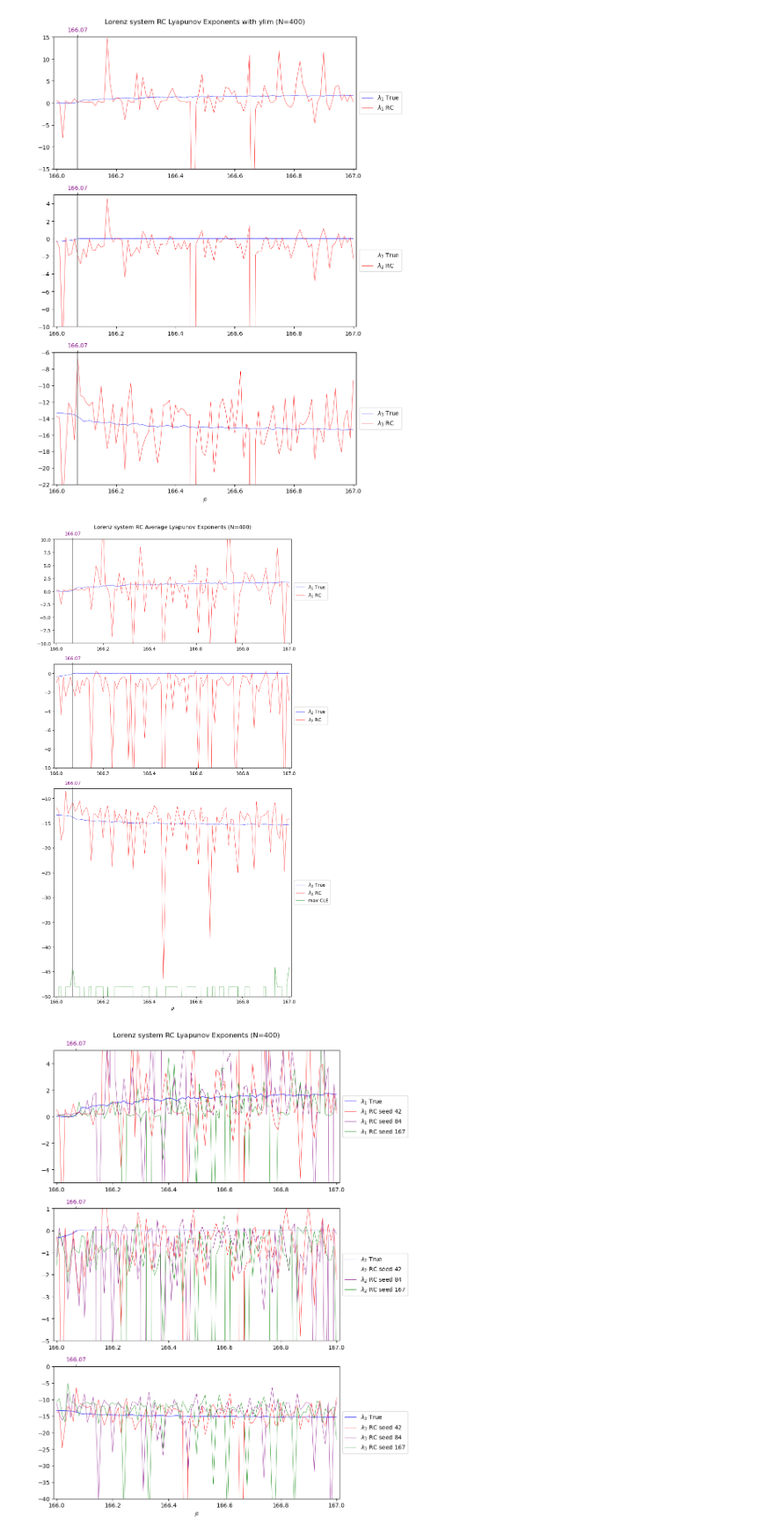
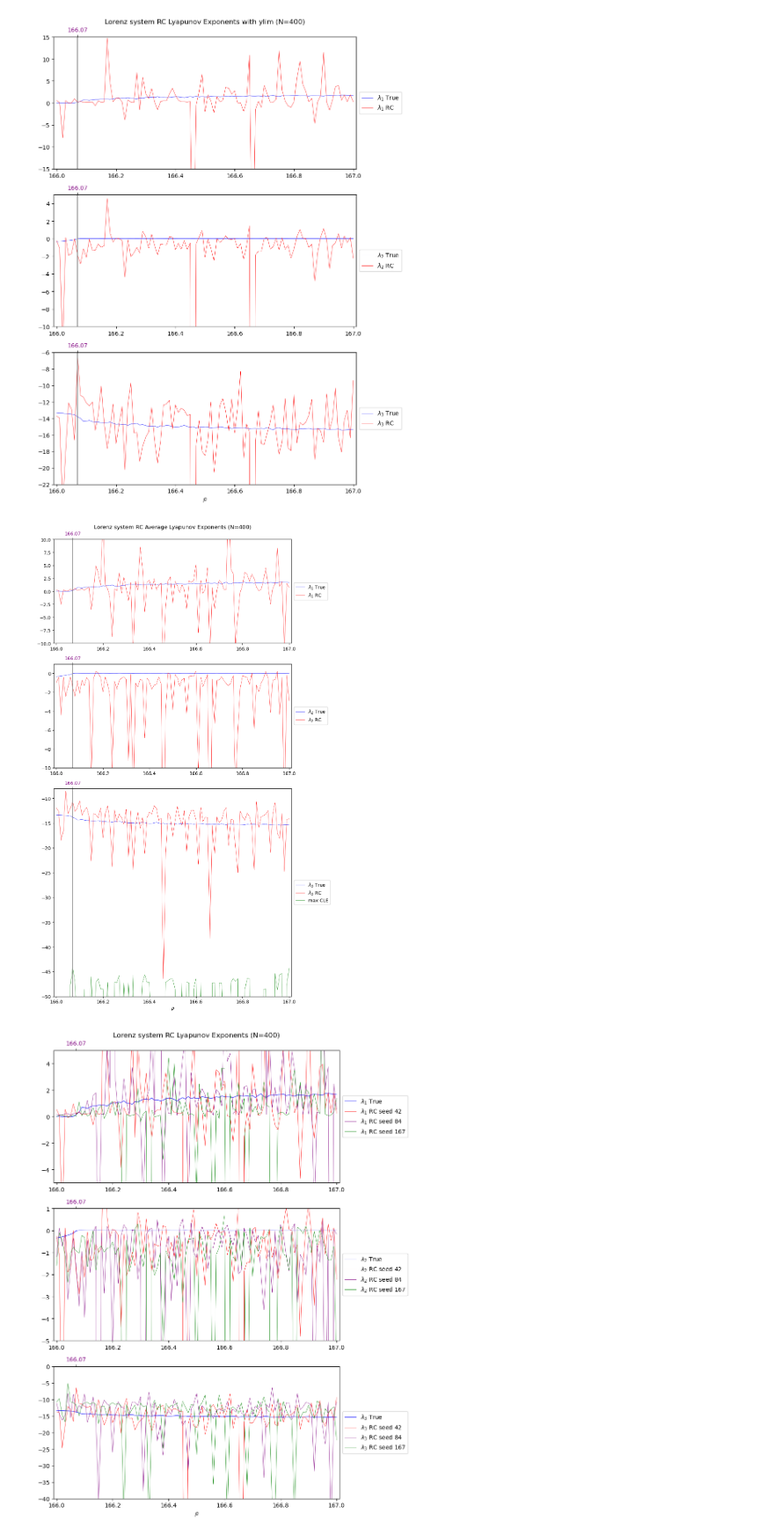
Before and after one commit to apoalb788/paper01, a Jupyter notebook: APOALB_18d_LORENZ_SYSTEM_RC_LE_VS_TRUE_LE_zoom_166_167.ipynb, the cells around one changed output. Shown at 88% size. Cells and saved outputs as stored; diff of their text form; code cells hidden in the pictures.

```diff
--- a/APOALB_18d_LORENZ_SYSTEM_RC_LE_VS_TRUE_LE_zoom_166_167.ipynb
+++ b/APOALB_18d_LORENZ_SYSTEM_RC_LE_VS_TRUE_LE_zoom_166_167.ipynb
@@ -263,6 +263,7 @@ df_RC_LE_167 = df_RC_LE_167[(df_RC_LE_167['rho_Lorenz'] >= rho_from) & (df_RC_LE
 df_RC_LE_avg.lambda_1 = (df_RC_LE_avg.lambda_1 + df_RC_LE_84.lambda_1 + df_RC_LE_167.lambda_1 )/3
 df_RC_LE_avg.lambda_2 = (df_RC_LE_avg.lambda_2 + df_RC_LE_84.lambda_2 + df_RC_LE_167.lambda_2 )/3
 df_RC_LE_avg.lambda_3 = (df_RC_LE_avg.lambda_3 + df_RC_LE_84.lambda_3 + df_RC_LE_167.lambda_3 )/3
+df_RC_LE_avg.maxCLE   = (df_RC_LE_avg.maxCLE   + df_RC_LE_84.maxCLE   + df_RC_LE_167.maxCLE   )/3
 
 df_RC_LE_avg = df_RC_LE_avg[(df_RC_LE_avg['rho_Lorenz'] >= rho_from) & (df_RC_LE_avg['rho_Lorenz'] <= rho_to)]
 
@@ -282,7 +283,7 @@ for i in range(D):
     axs[i].plot(rho_list, df_True_LE.iloc[:, [i+1]] , label= axis_test_label_t[i], color='blue' , lw = 0.5)
     axs[i].plot(rho_list, df_RC_LE_avg.iloc[:, [i+1]] , label= axis_test_label[i], color='red' , lw = 0.5)
     if i==2:
-        axs[i].plot(rho_list, df_RC_LE.iloc[:, [i+2]] , label= "max CLE", color='green' , lw = 0.5)
+        axs[i].plot(rho_list, df_RC_LE_avg.iloc[:, [i+2]] , label= "max CLE", color='green' , lw = 0.5)
     #axs[i].set_ylim(-20, 5)
     if i==0:
        axs[i].set_ylim(-10, 10)
@@ -300,35 +301,35 @@ for i in range(D):
 
     #axs[i].axvline(x = 13.926667, color = 'grey')
     #axs[i].axvline(x = 24.058   , color = 'grey')
     #axs[i].axvline(x = 470./19. , color = 'grey')
     #axs[i].axvline(x = 30.485   , color = 'grey')
 
     #axs[i].axvline(x = 99.524   , color = 'grey')
     #axs[i].axvline(x = 100.795  , color = 'grey')
     #axs[i].axvline(x = 148.4    , color = 'grey')
     axs[i].axvline(x = 166.07   , color = 'grey')
     #axs[i].axvline(x = 214.364  , color = 'grey')
     #axs[i].axvline(x = 233.5    , color = 'grey')
     #axs[i].axvline(x = 313      , color = 'grey')
     axs[i].set_xlim(rho_from - 0.01,rho_to + 0.01)
 
     ax2 = axs[i].twiny()
     ax2.set_xlim(rho_from - 0.01,rho_to + 0.01)
     #
     ax2.set_xticks([166.07])
     ax2.set_xticklabels(['166.07'],color='purple')
 
 
 axs[2].set_xlabel("$\\rho$") #\\rho need to prevent parsing error!!!
 fig.tight_layout()
 
-plt.savefig('climate/Average_int_LE_zoom_' + txt_range + '_noCLE_N' + str(N) + '.png',bbox_inches='tight')
+plt.savefig('climate/Average_int_LE_zoom_' + txt_range + '_with_CLE_N' + str(N) + '.png',bbox_inches='tight')
 
 plt.show()
 
 plt.close(fig)
 # %% [output]
-[figure, old version]
+[figure, new version]
 # %%
 #######################################################################
 # R. C .  A L L   L Y A P U N O V   E X P O N E N T S
```
Also changed, not shown: parts of 1 cell of this notebook, 4 other files.
